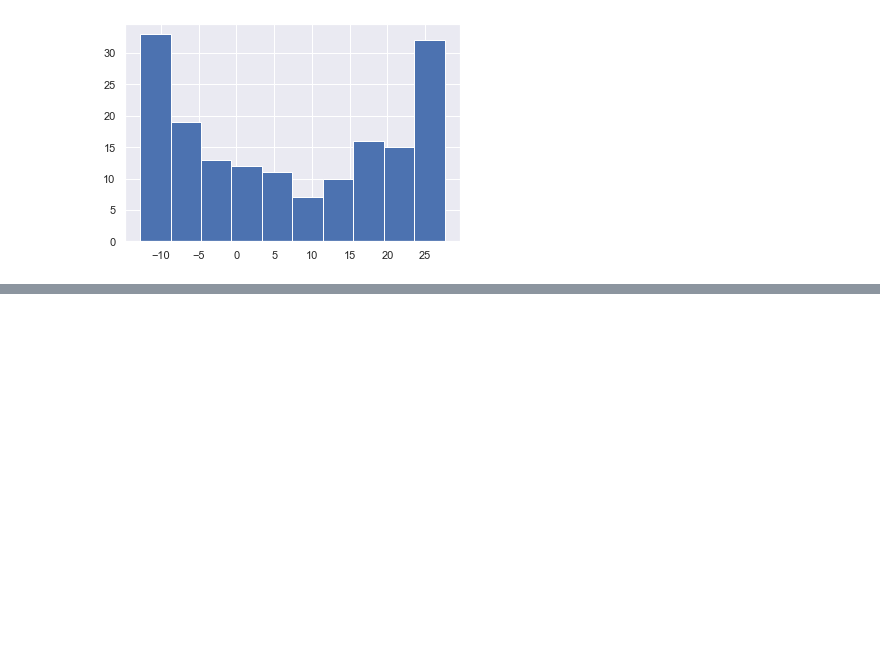
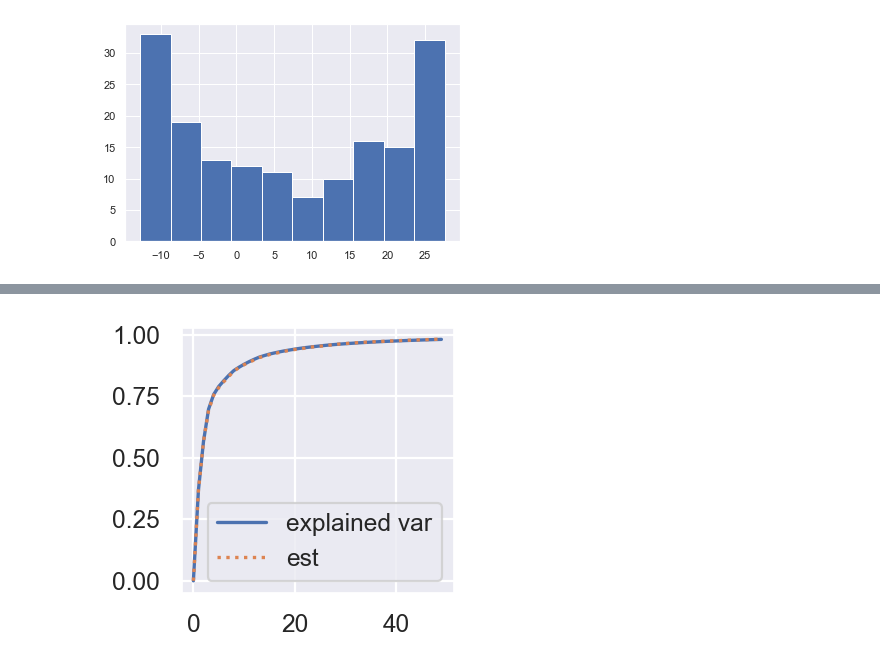
Before and after one commit to AlexTMallen/NASA-GEOS, a Jupyter notebook: ristretto/dimensionality-reduction.ipynb, the cells around one changed output, grey strips where cells are left out. Saved outputs shown, nothing was run; the diff lists cells and outputs as text; code cells hidden in the pictures; blank space fills up the shorter version.

```diff
--- a/ristretto/dimensionality-reduction.ipynb
+++ b/ristretto/dimensionality-reduction.ipynb
@@ -617,0 +628,3 @@ plt.hist(V[:24*7, 2])
+# %%
+mean_col = np.mean(mat, axis=1, keepdims=True)
+mat -= mean_col
@@ -617,0 +635,13 @@ plt.hist(V[:24*7, 2])
+# %%
+U, s, Vt = np.linalg.svd(mat, full_matrices=False)
+# %%
+total_var = sum(s**2)
+explained_var = []
+sum_var_over_sum_var = []
+for rank in range(0, 50):
+    print(rank)
+    reconstructed = U[:, :rank] @ np.diag(s[:rank]) @ Vt[:rank, :]
+    observed_var = np.var(mat, axis=1)
+    recon_var = np.var(reconstructed, axis=1)
+    sum_var_over_sum_var.append(np.sum(recon_var[::10]) / np.sum(observed_var[::10]))
+    explained_var.append(sum(s[:rank]**2) / total_var)
@@ -617,0 +666,8 @@ plt.hist(V[:24*7, 2])
+# %%
+plt.figure(figsize=(2.2,2.2), dpi=160)
+plt.plot(explained_var, label="explained var")
+plt.plot(sum_var_over_sum_var, ":", label="est")
+plt.legend()
+plt.show()
+# %% [output]
+[figure, added]
```
Also changed, not shown: parts of 6 cells of this notebook.
